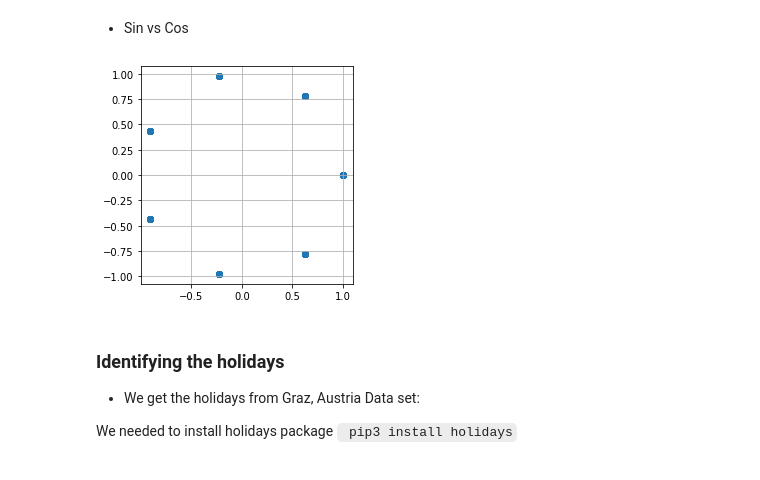
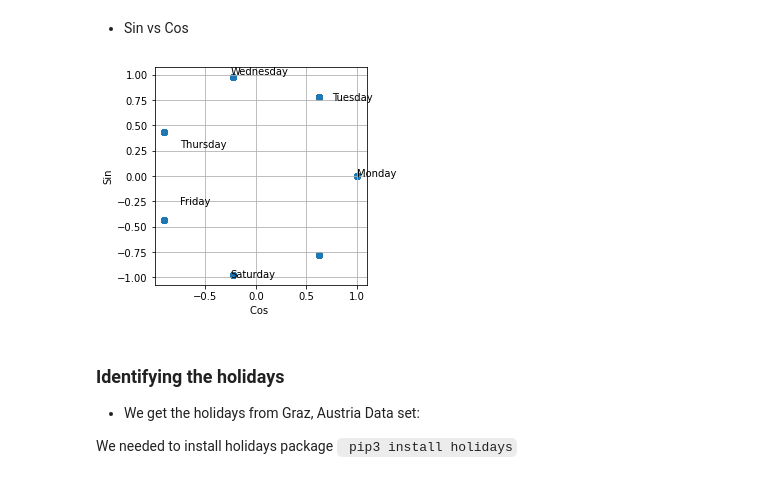
Before and after one commit to matias-dogliani/energybuild, a Jupyter notebook: DataSet_Days.ipynb, the cells around one changed output. Saved outputs shown, nothing was run; the diff lists cells and outputs as text; code cells hidden in the pictures.

```diff
--- a/DataSet_Days.ipynb
+++ b/DataSet_Days.ipynb
@@ -112,11 +118,22 @@ plt.grid()
 # %% [markdown]
 * Sin vs Cos
-# %%
-plt.axes().set_aspect('equal')
-plt.scatter(DataFrame['cos_x'],DataFrame['sin_x'])
-plt.grid()
-# %% [output]
-[figure, removed]
+# %%
+plt.axes().set_aspect('equal')
+
+plt.scatter(DataFrame['cos_x'],DataFrame['sin_x'])
+plt.xlabel("Cos ")
+plt.ylabel("Sin")
+plt.grid()
+
+#Annotations
+
+xy = [(1,0),(0.75,0.75),(-.25, 1),(-.75,.28),(-.75,-0.28),(-0.25,-1)]
+DayNames = ["Monday", "Tuesday", "Wednesday", "Thursday", "Friday","Saturday","Sunday"]
+
+for i,coord in enumerate(xy):
+    plt.annotate(DayNames[i],coord)
+# %% [output]
+[figure, added]
 # %% [markdown]
 ### Identifying the holidays
 
```
Also changed, not shown: parts of 2 cells of this notebook, 1 other file.
